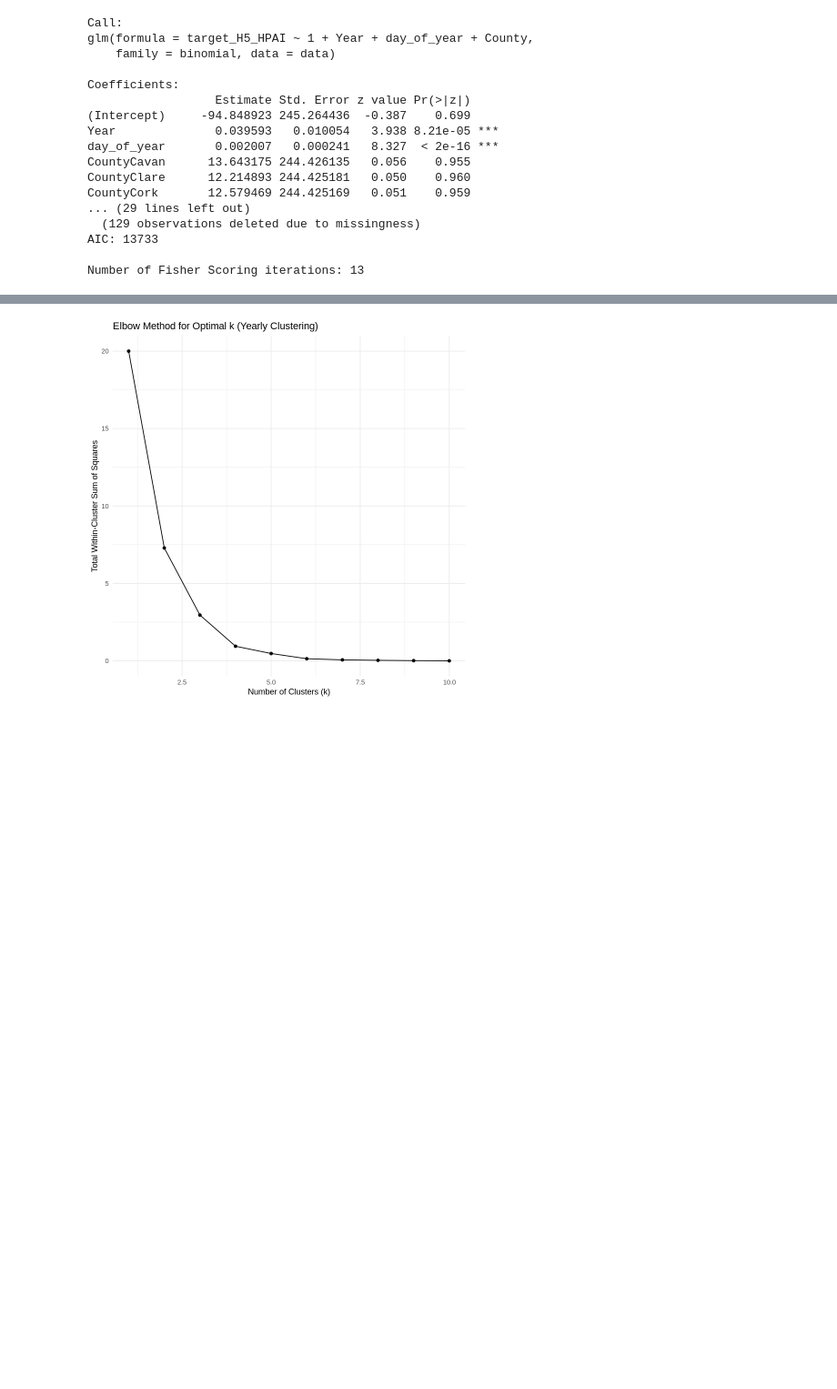
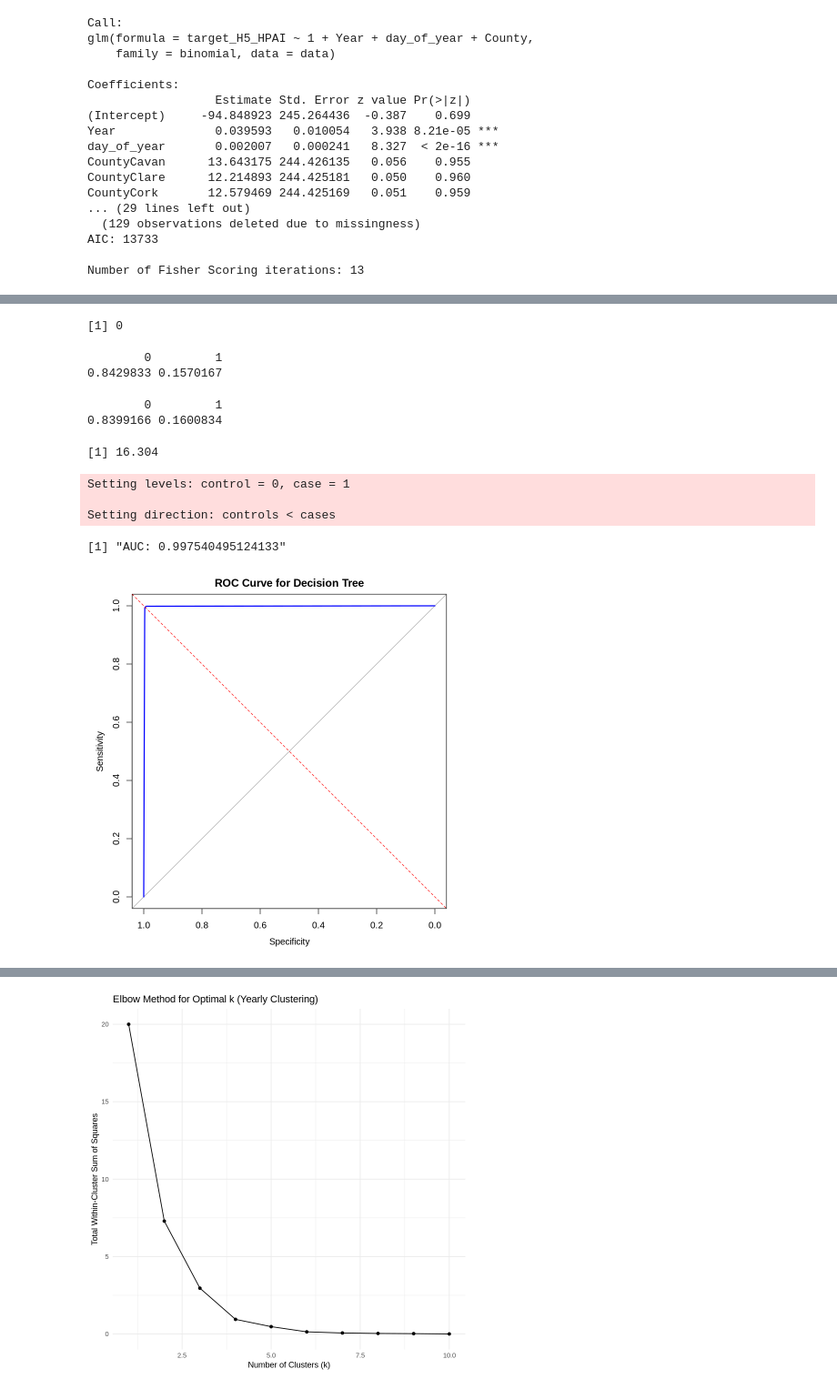
Before and after one commit to mpbeck/ANS-128-GP-The-Explorers-, a Jupyter notebook: code.ipynb, the cells around one changed output, grey strips where cells are left out. Shown: that part at 91% size. Saved outputs shown, nothing was run; the diff lists cells and outputs as text; code cells hidden in the pictures; blank space fills up the shorter version.

```diff
--- a/code.ipynb
+++ b/code.ipynb
@@ -146,0 +182,44 @@ Prediction     0     1
+# %%
+# Generate random row indices for the training set (70% of total data)
+train_index <- sample(seq_len(nrow(data)), size = 0.5 * nrow(data))
+
+# Subset the data based on the randomly selected indices
+train_data <- data[train_index, ]
+test_data <- data[-train_index, ]  # Remaining 30% as test set
+
+# Verify that the test set has never been seen before
+sum(train_index %in% setdiff(1:nrow(data), train_index))  # Should return 0
+
+# Check the new class distributions in training and test sets
+table(train_data$target_H5_HPAI) / nrow(train_data)
+table(test_data$target_H5_HPAI) / nrow(test_data)
+
+0.001*nrow(data)
+
+
+
+# Get predicted probabilities (class = 1)
+pred_probs <- predict(tree_model, test_data, type = "prob")[,2]
+
+# Compute ROC Curve and AUC
+roc_obj <- roc(test_data$target_H5_HPAI, pred_probs)
+auc_value <- auc(roc_obj)
+
+# Print AUC Score
+print(paste("AUC:", auc_value))
+
+# Plot ROC Curve
+plot(roc_obj, col = "blue", lwd = 2, main = "ROC Curve for Decision Tree")
+abline(a=0, b=1, lty=2, col="red")  # Add diagonal reference line
+# %% [output]
+[1] 0
+        0         1
+0.8429833 0.1570167
+        0         1
+0.8399166 0.1600834
+[1] 16.304
+Setting levels: control = 0, case = 1
+
+Setting direction: controls < cases
+[1] "AUC: 0.997540495124133"
+[figure, added]
```
Also changed, not shown: parts of 7 cells of this notebook.
